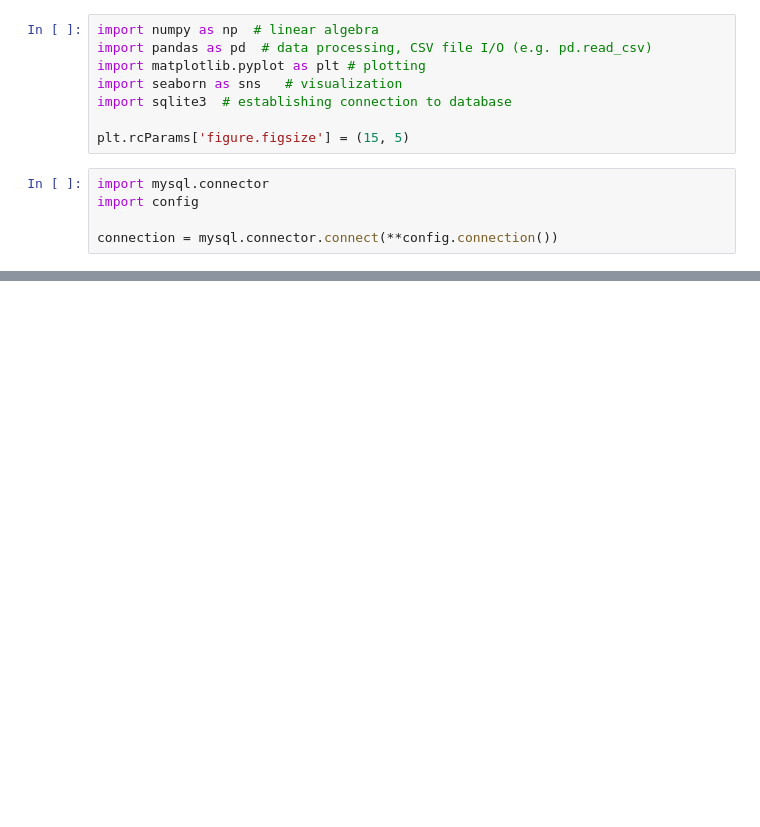
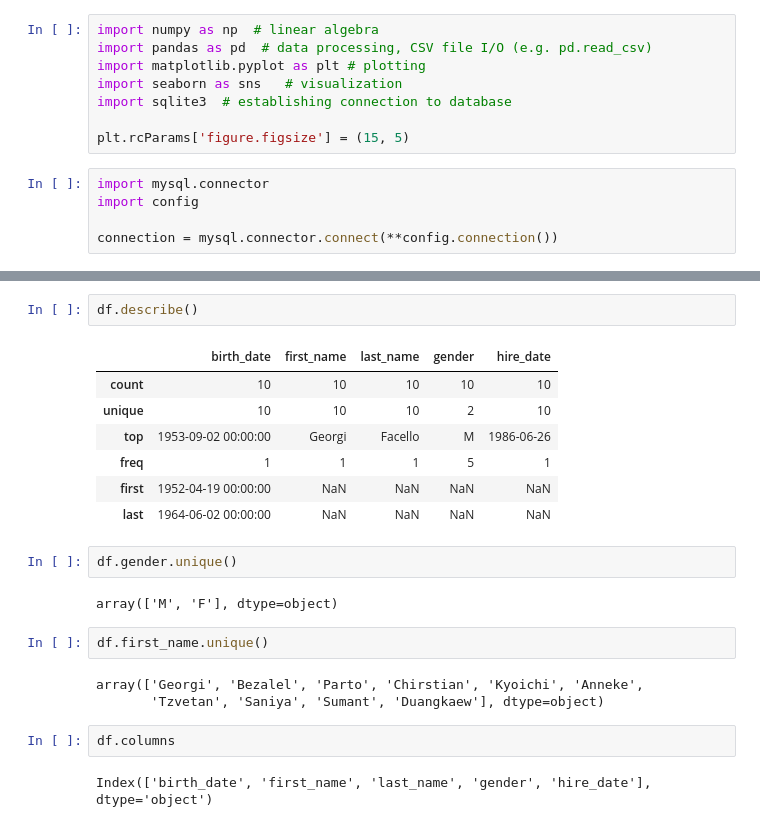
Before and after one commit to roblivesinottawa/sales_rental_analysis, a Jupyter notebook: notebooks/analysis5.ipynb, the cells around one changed output, grey strips where cells are left out. Saved outputs shown, nothing was run; the diff lists cells and outputs as text; blank space fills up the shorter version.

```diff
--- a/notebooks/analysis5.ipynb
+++ b/notebooks/analysis5.ipynb
@@ -25,0 +98,23 @@ df = pd.read_sql("SELECT * FROM employees LIMIT 10;", connection)
+# %%
+df.describe()
+# %% [output]
+|  | birth_date | first_name | last_name | gender | hire_date |
+| count | 10 | 10 | 10 | 10 | 10 |
+| unique | 10 | 10 | 10 | 2 | 10 |
+| top | 1953-09-02 00:00:00 | Georgi | Facello | M | 1986-06-26 |
+| freq | 1 | 1 | 1 | 5 | 1 |
+| first | 1952-04-19 00:00:00 | NaN | NaN | NaN | NaN |
+| last | 1964-06-02 00:00:00 | NaN | NaN | NaN | NaN |
+# %%
+df.gender.unique()
+# %% [output]
+array(['M', 'F'], dtype=object)
+# %%
+df.first_name.unique()
+# %% [output]
+array(['Georgi', 'Bezalel', 'Parto', 'Chirstian', 'Kyoichi', 'Anneke',
+       'Tzvetan', 'Saniya', 'Sumant', 'Duangkaew'], dtype=object)
+# %%
+df.columns
+# %% [output]
+Index(['birth_date', 'first_name', 'last_name', 'gender', 'hire_date'], dtype='object')
```
Also changed, not shown: parts of 23 cells of this notebook.
